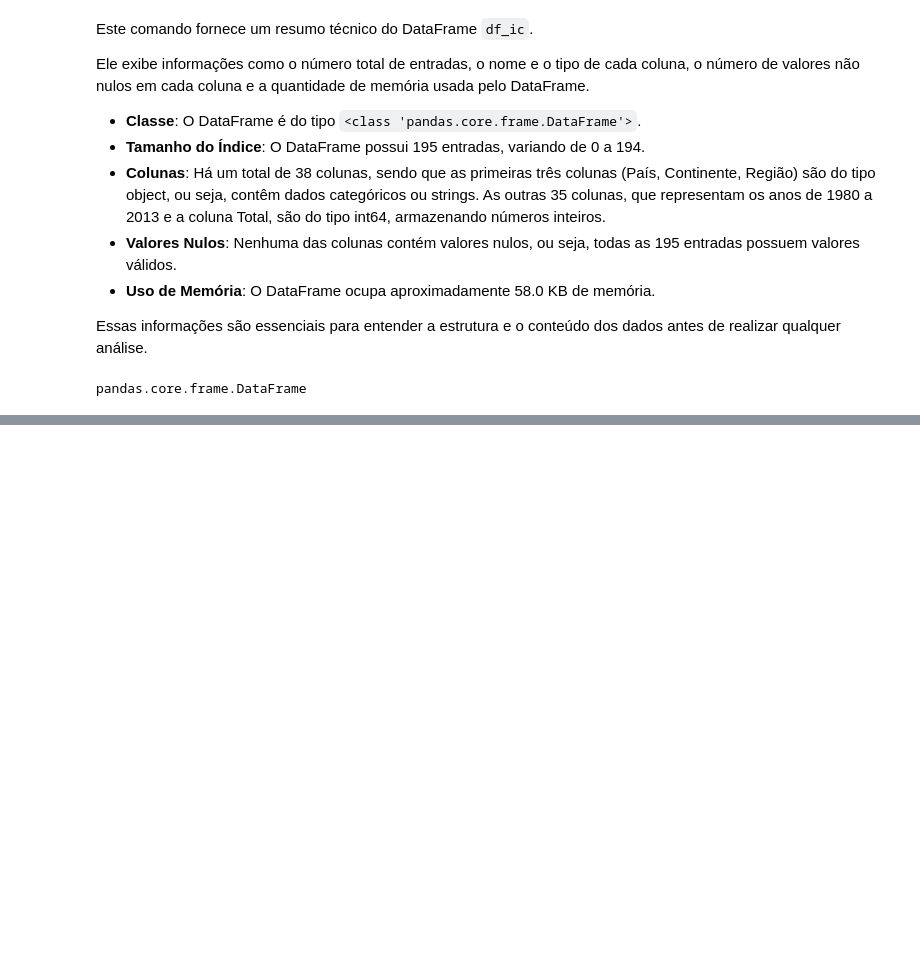
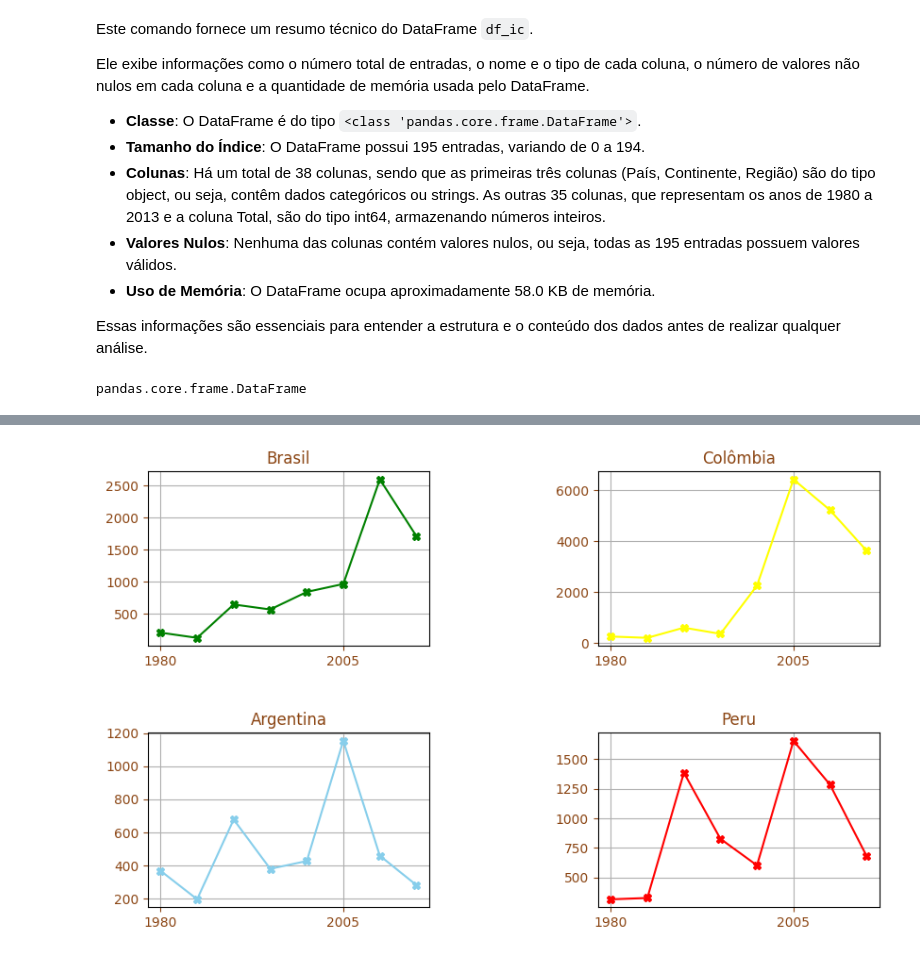
Before and after one commit to maclausk/python-ia-senai-df, a Jupyter notebook: 27_28_082024 - Semana Estatística.ipynb, the cells around one changed output, grey strips where cells are left out. Saved outputs shown, nothing was run; the diff lists cells and outputs as text; code cells hidden in the pictures; blank space fills up the shorter version.

```diff
--- a/27_28_082024 - Semana Estatística.ipynb
+++ b/27_28_082024 - Semana Estatística.ipynb
@@ -508,0 +371,34 @@ plt.show()
+# %%
+# Criar uma figura com 4 subplots (2x2)
+fig, axs = plt.subplots(2, 2, figsize=(10, 6))
+fig.subplots_adjust(hspace=0.5,wspace=0.6)
+
+# Brasil
+axs[0,0].plot(df_ic.loc['Brasil',anos], color='green', marker='X')
+axs[0,0].set_title('Brasil', color='saddlebrown')
+axs[0, 0].tick_params(axis='x', colors='saddlebrown')
+axs[0, 0].tick_params(axis='y', colors='saddlebrown')
+
+# Colombia
+axs[0,1].plot(df_ic.loc['Colômbia',anos], color = 'yellow', marker='X')
+axs[0,1].set_title('Colômbia', color='saddlebrown')
+axs[0, 1].tick_params(axis='x', colors='saddlebrown')
+axs[0, 1].tick_params(axis='y', colors='saddlebrown')
+
+# Argentina
+axs[1,0].plot(df_ic.loc['Argentina',anos], color = 'skyblue', marker='X')
+axs[1,0].set_title('Argentina', color='saddlebrown')
+axs[1, 0].tick_params(axis='x', colors='saddlebrown')
+axs[1, 0].tick_params(axis='y', colors='saddlebrown')
+
+# Peru
+axs[1,1].plot(df_ic.loc['Peru',anos], color = 'red', marker='X')
+axs[1,1].set_title('Peru', color='saddlebrown')
+axs[1, 1].tick_params(axis='x', colors='saddlebrown')
+axs[1, 1].tick_params(axis='y', colors='saddlebrown')
+
+for ax in axs.flat:
+  ax.xaxis.set_major_locator(plt.MultipleLocator(5))
+  ax.grid(True)
+# %% [output]
+[figure, added]
```
Also changed, not shown: parts of 37 cells of this notebook, 5 other files.
